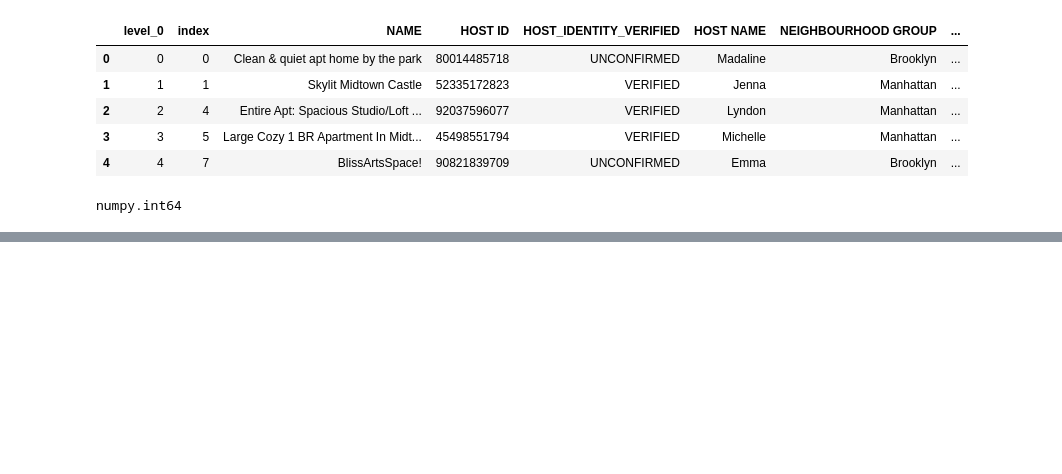
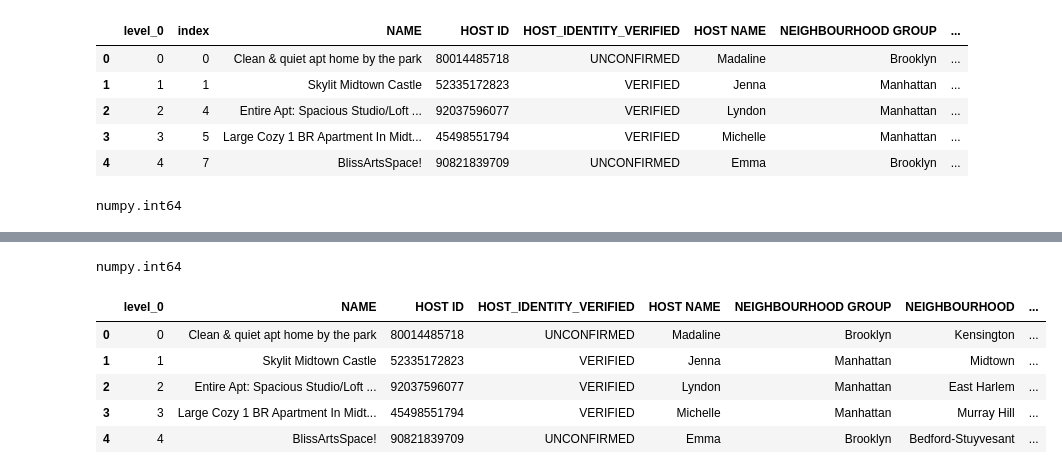
Before and after one commit to sagarregmi2056/Machinelearning-class, a Jupyter notebook: data-cleaning-series/airbnb.ipynb, the cells around one changed output, grey strips where cells are left out. Saved outputs shown, nothing was run; the diff lists cells and outputs as text; code cells hidden in the pictures; blank space fills up the shorter version.

```diff
--- a/data-cleaning-series/airbnb.ipynb
+++ b/data-cleaning-series/airbnb.ipynb
@@ -343,0 +351,36 @@ np.int64(142)
+# %%
+finaldata= pd.read_csv("cleanedfinaldata")
+finaldata.head()
+
+finaldata.drop(columns=["index"],inplace=True)
+finaldata.head()
+
+finaldata["SERVICE FEE"].str.replace("$","")
+
+
+finaldata["SERVICE FEE"]=finaldata["SERVICE FEE"].str.replace("$","")
+
+
+finaldata["SERVICE FEE"]=finaldata["SERVICE FEE"].str.replace(" ","")
+
+# now empty space and data is cleaned we need to convert it into string
+
+finaldata["SERVICE FEE"]=finaldata["SERVICE FEE"].astype(int)
+
+type(finaldata["SERVICE FEE"][20])
+# %% [output]
+numpy.int64
+# %%
+# now final output to the finalizedata.csv
+
+
+finaldata.to_csv("finalizecleaneddata.csv")
+
+finaldata.head()
+# %% [output]
+|  | level_0 | NAME | HOST ID | HOST_IDENTITY_VERIFIED | HOST NAME | NEIGHBOURHOOD GROUP | NEIGHBOURHOOD | ... |
+| 0 | 0 | Clean & quiet apt home by the park | 80014485718 | UNCONFIRMED | Madaline | Brooklyn | Kensington | ... |
+| 1 | 1 | Skylit Midtown Castle | 52335172823 | VERIFIED | Jenna | Manhattan | Midtown | ... |
+| 2 | 2 | Entire Apt: Spacious Studio/Loft ... | 92037596077 | VERIFIED | Lyndon | Manhattan | East Harlem | ... |
+| 3 | 3 | Large Cozy 1 BR Apartment In Midt... | 45498551794 | VERIFIED | Michelle | Manhattan | Murray Hill | ... |
+| 4 | 4 | BlissArtsSpace! | 90821839709 | UNCONFIRMED | Emma | Brooklyn | Bedford-Stuyvesant | ... |
```
Also changed, not shown: parts of 5 cells of this notebook, 3 other files.
